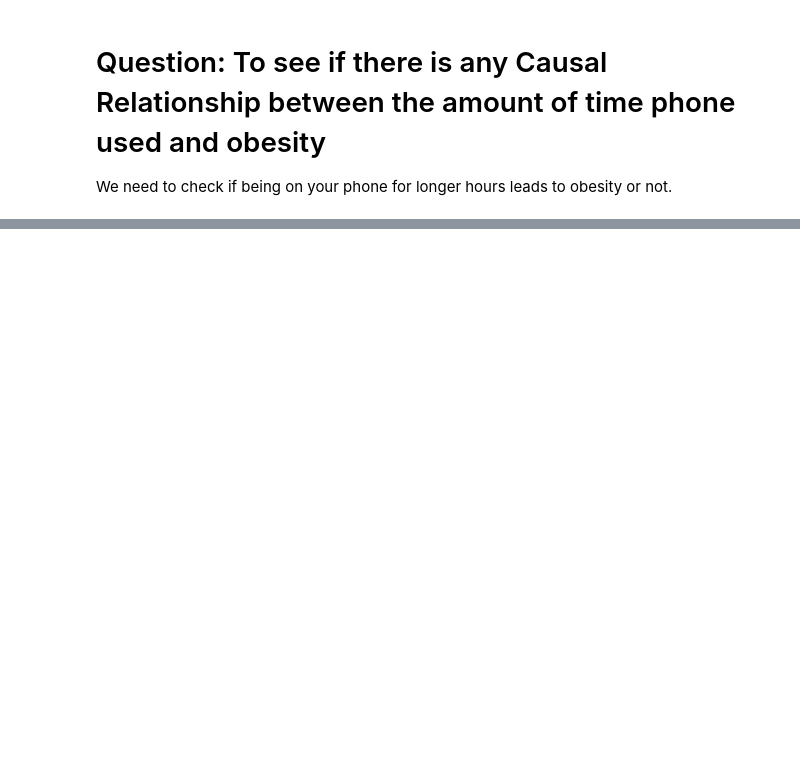
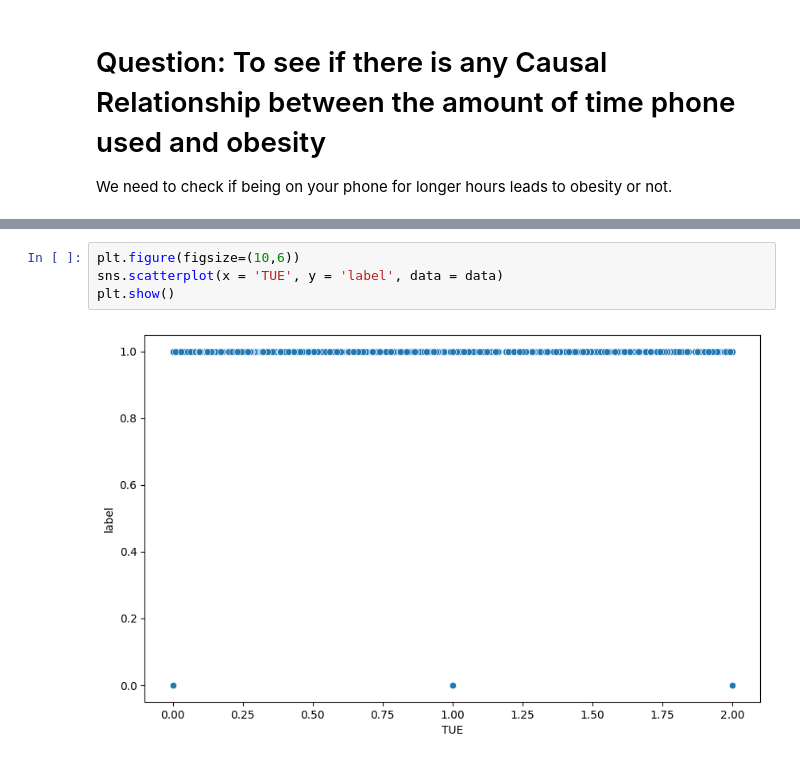
Before and after one commit to omkarnaik713/Causal-Inference-Research, a Jupyter notebook: obesity.ipynb, the cells around one changed output, grey strips where cells are left out. Cells and saved outputs as stored; diff of their text form; blank space fills up the shorter version.

```diff
--- a/obesity.ipynb
+++ b/obesity.ipynb
@@ -52,0 +117,6 @@ We need to check if being on your phone for longer hours leads to obesity or not
+# %%
+plt.figure(figsize=(10,6))
+sns.scatterplot(x = 'TUE', y = 'label', data = data)
+plt.show()
+# %% [output]
+[figure, added]
```
Also changed, not shown: parts of 12 cells of this notebook.
